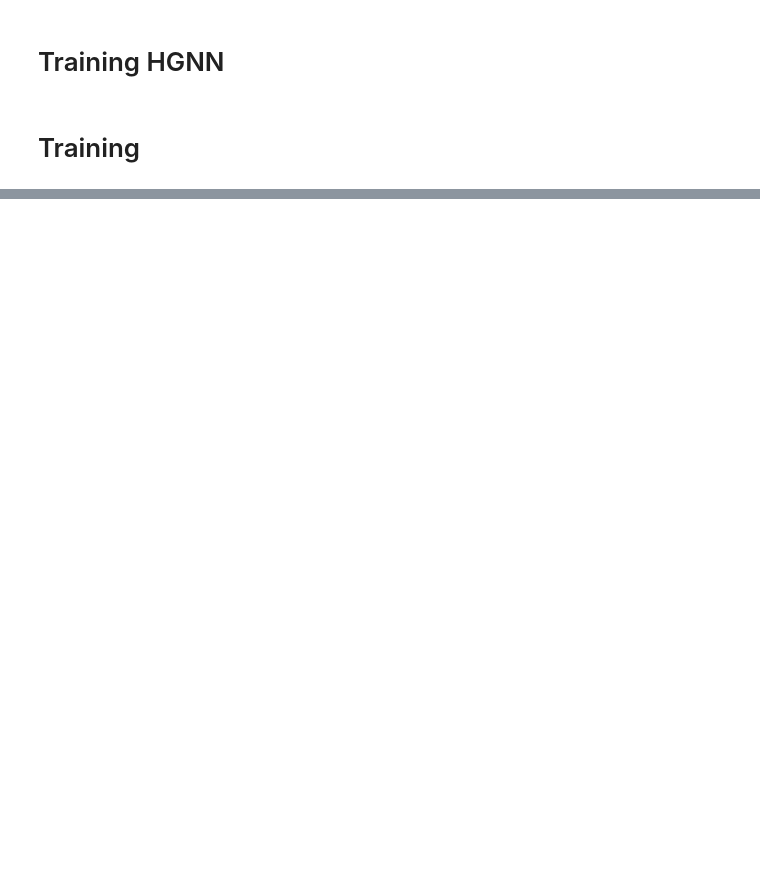
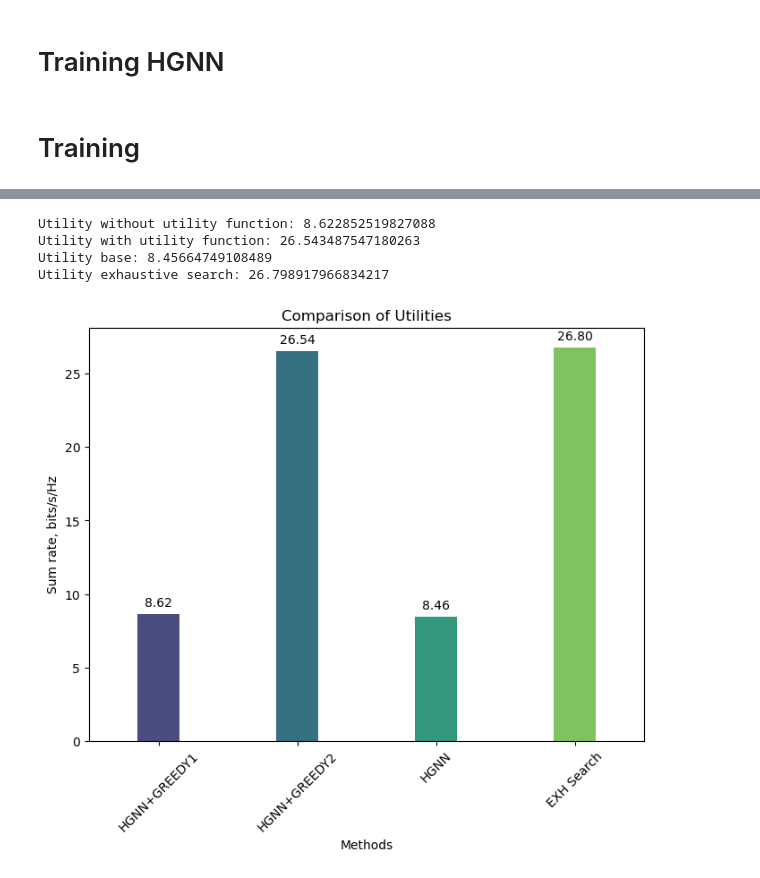
Before and after one commit to RostyslavUA/hyp-sched, a Jupyter notebook: playground.ipynb, the cells around one changed output, grey strips where cells are left out. Saved outputs shown, nothing was run; the diff lists cells and outputs as text; code cells hidden in the pictures; blank space fills up the shorter version.

```diff
--- a/playground.ipynb
+++ b/playground.ipynb
@@ -423,0 +510,47 @@ plt.plot(torch.stack(HyperGCN['utility']).detach().numpy())
+# %%
+print(f"Utility without utility function: {utility_test_wo_mean}")
+print(f"Utility with utility function: {utility_test_w_mean}")
+print(f"Utility base: {utility_base}")
+print(f"Utility exhaustive search: {exhaustive_utility_mean}")
+# %% [output]
+Utility without utility function: 8.622852519827088
+Utility with utility function: 26.543487547180263
+Utility base: 8.45664749108489
+Utility exhaustive search: 26.798917966834217
+# %%
+import seaborn as sns
+
+import matplotlib.pyplot as plt
+import pandas as pd
+
+# Data for plotting
+utilities = {
+    "HGNN+GREEDY1": utility_test_wo_mean,
+    "HGNN+GREEDY2": utility_test_w_mean,
+    "HGNN": utility_base,
+    "EXH Search": exhaustive_utility_mean
+}
+
+# Create a DataFrame for seaborn
+df_utilities = pd.DataFrame(list(utilities.items()), columns=['Type', 'Value'])
+
+# Plotting with smaller size and numbers on top
+plt.figure(figsize=(8, 6))
+barplot = sns.barplot(x='Type', y='Value', data=df_utilities, palette='viridis', width=0.3)
+plt.title('Comparison of Utilities')
+plt.xlabel('Methods')
+plt.ylabel('Sum rate, bits/s/Hz')
+plt.xticks(rotation=45)
+plt.grid(False)
+
+# Adding the values on top of the bars
+for p in barplot.patches:
+    barplot.annotate(format(p.get_height(), '.2f'),
+                     (p.get_x() + p.get_width() / 2., p.get_height()),
+                     ha = 'center', va = 'center',
+                     xytext = (0, 9),
+                     textcoords = 'offset points')
+
+plt.show()
+# %% [output]
+[figure, added]
```
Also changed, not shown: parts of 42 cells of this notebook, 1 other file.
